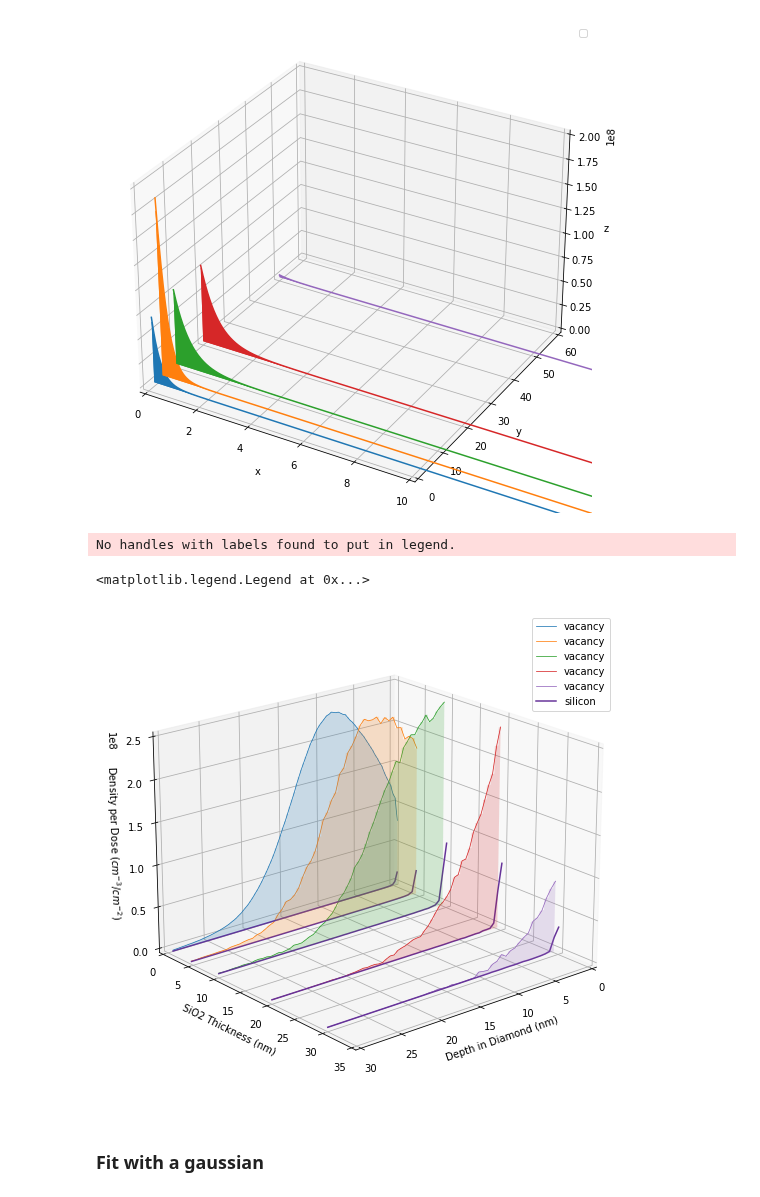
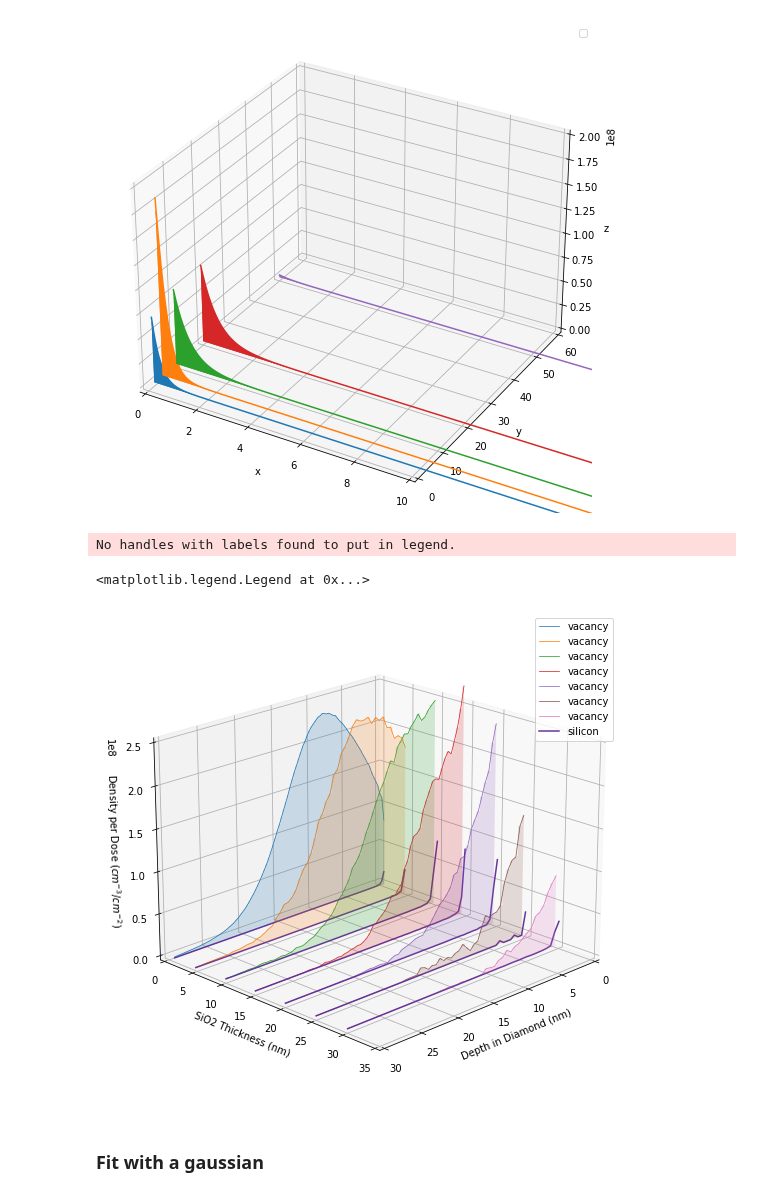
Before and after one commit to ahserhan/SiO2-SiV, a Jupyter notebook: 30keV SiO2/nmPlot3D.ipynb, the cells around one changed output. Saved outputs shown, nothing was run; the diff lists cells and outputs as text; code cells hidden in the pictures.

Commit message:
completed plots for 7 data sets

```diff
--- a/30keV SiO2/nmPlot3D.ipynb
+++ b/30keV SiO2/nmPlot3D.ipynb
@@ -19,7 +19,9 @@ data1nm = pd.read_csv('data1nm.csv')
 data2nm = pd.read_csv('data2nm.csv')
 data5nm = pd.read_csv('data5nm.csv')
 data10nm = pd.read_csv('data10nm.csv')
+data15nm = pd.read_csv('data15nm.csv')
 data20nm = pd.read_csv('data20nm.csv')
+data25nm = pd.read_csv('data25nm.csv')
 data30nm = pd.read_csv('data30nm.csv')
 data50nm = pd.read_csv('data50nm.csv')
 # %% [markdown]
@@ -136,37 +138,39 @@ ax.legend()
 ax.set_xlim(0, 30)
 ax.set_ylim(0, 35)
 ax.set_zlim(0, 2.5e8)
 ax.set_xlabel('Depth in Diamond (nm)')
 ax.set_ylabel('SiO2 Thickness (nm)')
 ax.set_zlabel('Density per Dose ($cm^{-3}$/$cm^{-2}$)')
 
 \
 #plot
-# plot3d(data1nm['Depth'],data1nm['Si'], 1)
-# plot3d(data2nm['Depth'],data2nm['C']*1e8, 2)
 plot3d(data1nm['Depth'],data1nm['C']*1e8, 1)
 plot3d(data5nm['Depth'],data5nm['C']*1e8, 5)
 plot3d(data10nm['Depth'][1:],data10nm['C'][1:]*1e8,10)
+plot3d(data15nm['Depth'][1:],data15nm['C'][1:]*1e8, 15)
 plot3d(data20nm['Depth'][1:],data20nm['C'][1:]*1e8, 20)
+plot3d(data25nm['Depth'][1:],data25nm['C'][1:]*1e8, 25)
 plot3d(data30nm['Depth'][1:],data30nm['C'][1:]*1e8, 30)
 # plot3d(data50nm['Depth'],data50nm['C']*1e8, 50)
 
 
 
 ax.plot(data1nm['Depth'],data1nm['Si'], zs=1, zdir='y', lw = 1.5, color = 'rebeccapurple', label = 'silicon')
 ax.plot(data5nm['Depth'],data5nm['Si'], zs=5, zdir='y', lw = 1.5, color = 'rebeccapurple')
 ax.plot(data10nm['Depth'],data10nm['Si'], zs=10, zdir='y', lw = 1.5, color = 'rebeccapurple')
+ax.plot(data15nm['Depth'],data15nm['Si'], zs=15, zdir='y', lw = 1.5, color = 'rebeccapurple')
+ax.plot(data25nm['Depth'],data25nm['Si'], zs=25, zdir='y', lw = 1.5, color = 'rebeccapurple')
 ax.plot(data20nm['Depth'],data20nm['Si'], zs=20, zdir='y', lw = 1.5, color = 'rebeccapurple')
 ax.plot(data30nm['Depth'],data30nm['Si'], zs=30, zdir='y', lw = 1.5, color = 'rebeccapurple')
 
 
-ax.view_init(elev=20., azim=50)
+ax.view_init(elev=20., azim=45)
 
 plt.legend()
 # %% [output]
 No handles with labels found to put in legend.
 <matplotlib.legend.Legend at 0x...>
-[figure, old version]
+[figure, new version]
 # %% [markdown]
 ### Fit with a gaussian
 # %%
```
Also changed, not shown: parts of 2 cells of this notebook.
